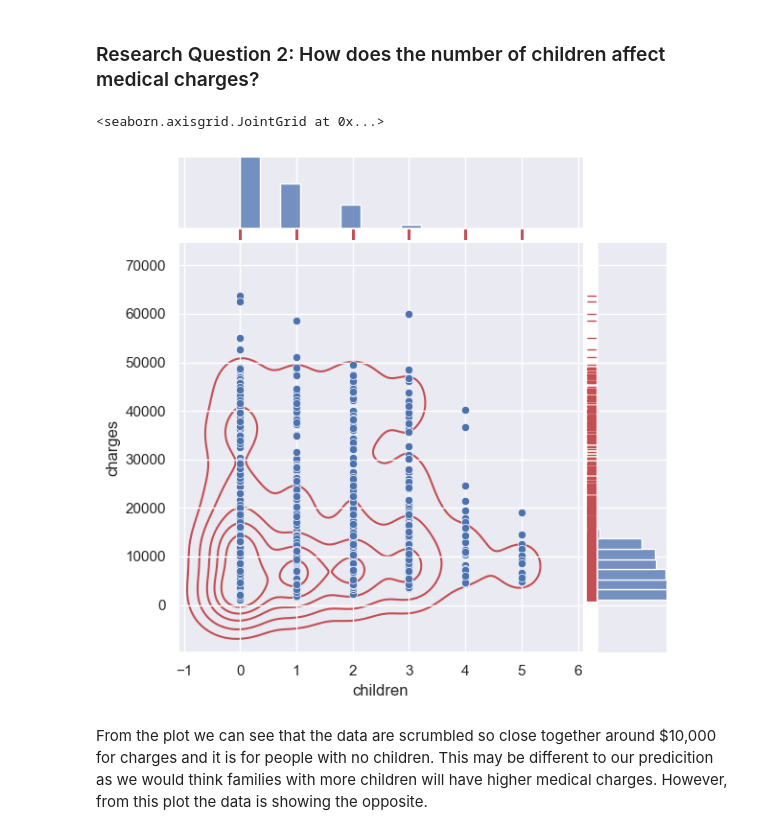
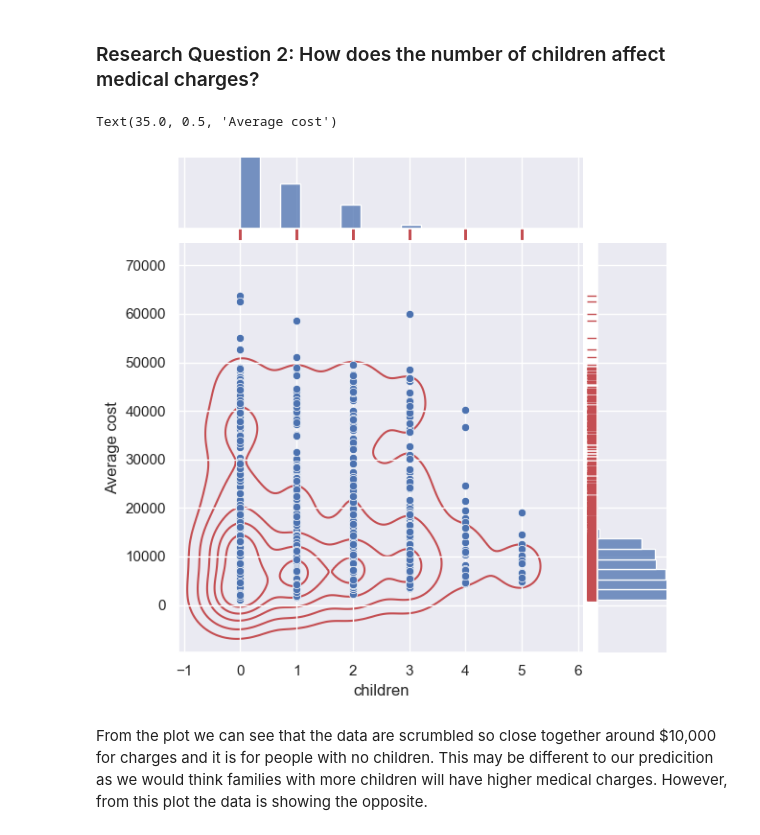
Before and after one commit to ubco-W2022T2-data301/project-group-group08, a Jupyter notebook: analysis/analysis1.ipynb, the cells around one changed output. Saved outputs shown, nothing was run; the diff lists cells and outputs as text; code cells hidden in the pictures.

```diff
--- a/analysis/analysis1.ipynb
+++ b/analysis/analysis1.ipynb
@@ -36,6 +36,6 @@ else:
     import sys
     sys.path.append("./code")
     import project_functions1
-
-df = project_functions1.load_and_process("../data/raw/medical_expense.csv")
-df1 = project_functions1.clean_and_wrangle(df)
+# %%
+df = project_functions1.load_and_process_age("../data/raw/medical_expense.csv")
+df1 = project_functions1.clean_and_wrangle_agecost(df)
@@ -59,0 +69,4 @@ From the plot above, we can see a positive correlation between age and average c
+# %%
+sns.set(rc={'figure.figsize':(12,9)})
+plt = sns.regplot(x = 'Age', y = 'Bmi', data = bmidf, scatter_kws={"color": "blue"}, line_kws={"color": "magenta"})
+plt.set_title("Average Bmi for each age", size = 20)
@@ -59,0 +81,3 @@ From the plot above, we can see a positive correlation between age and average c
+# %%
+sns.set(rc={'figure.figsize':(12,9)})
+sns.jointplot(x='Bmi', y='Average cost', data=costbmidf, kind='reg')
@@ -62,9 +92,10 @@ From the plot above, we can see a positive correlation between age and average c
 # %%
 g = sns.jointplot(data=df, x="children", y="charges")
 g.plot_joint(sns.kdeplot, color="r", zorder=0, levels=6)
 g.plot_marginals(sns.rugplot, color="r", height=-.15, clip_on=False)
+g.ax_joint.set_ylabel("Average cost")
 # %% [output]
-<seaborn.axisgrid.JointGrid at 0x...>
+Text(35.0, 0.5, 'Average cost')
-[figure, old version]
+[figure, new version]
 # %% [markdown]
 From the plot we can see that the data are scrumbled so close together around $10,000 for charges and it is for people with no children. This may be different to our predicition as we would think families with more children will have higher medical charges. However, from this plot the data is showing the opposite.
```
Also changed, not shown: parts of 11 cells of this notebook, 1 other file.
